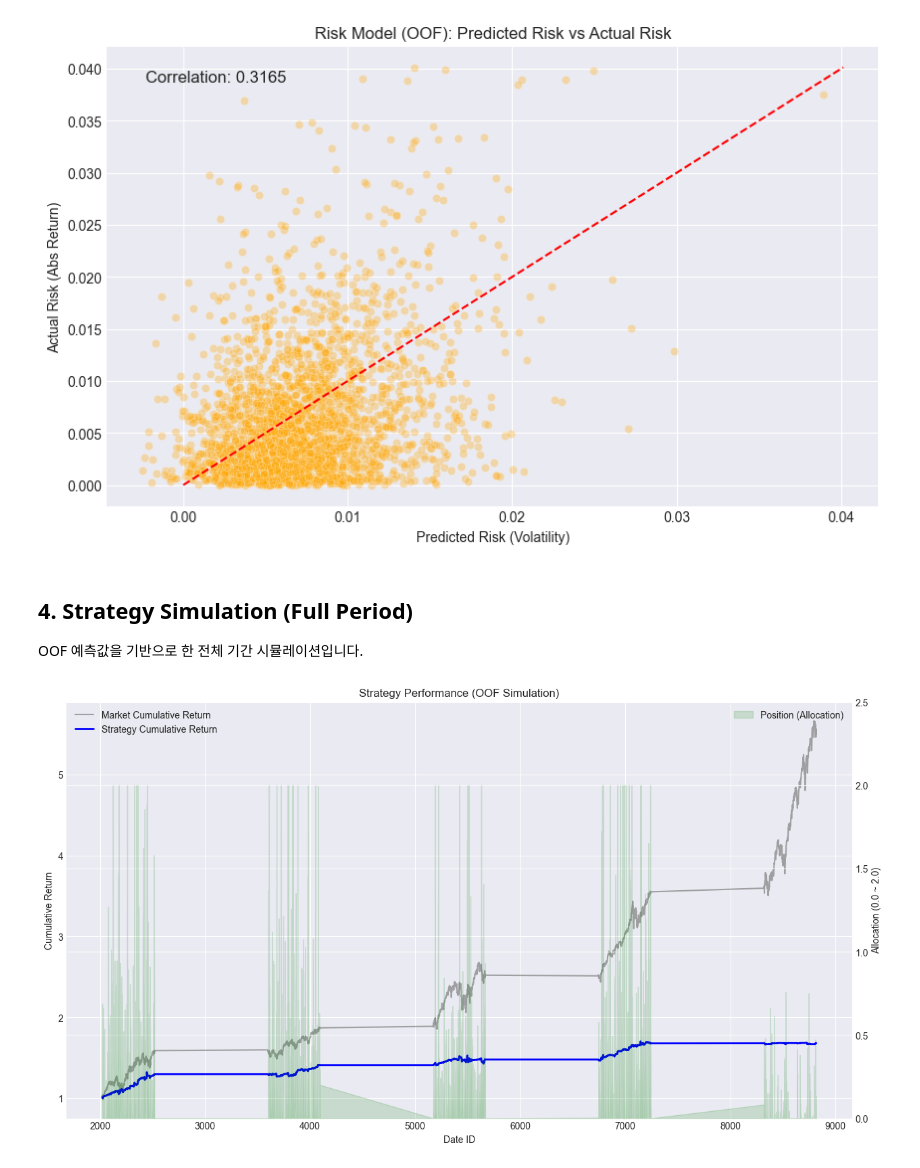
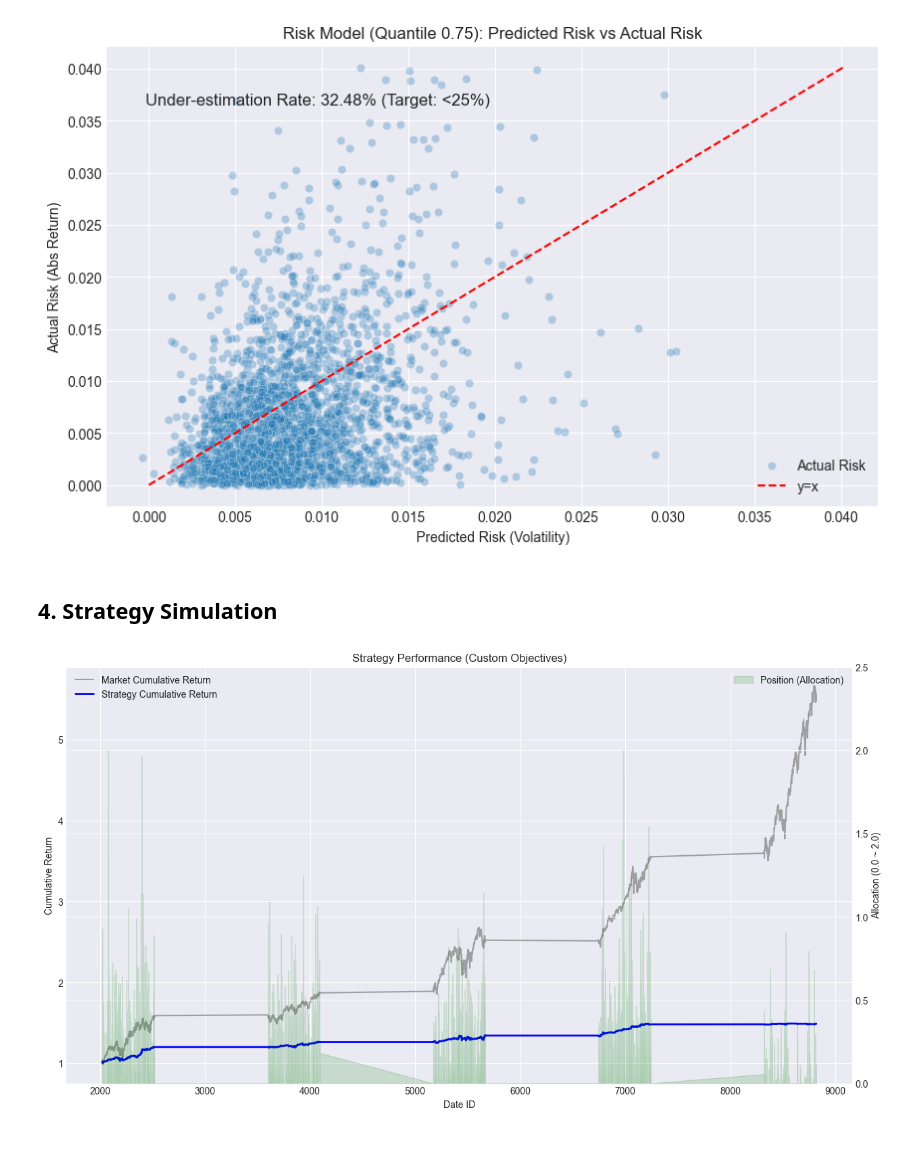
Before and after one commit to junreud/quant, a Jupyter notebook: notebooks/03_model_analysis_output.ipynb, the cells around one changed output. Drawn from its saved outputs; the diff is of its cells as text; code cells hidden in the pictures.

Commit message:
config retirn, risk 모델 분리

```diff
--- a/notebooks/03_model_analysis_output.ipynb
+++ b/notebooks/03_model_analysis_output.ipynb
@@ -68,27 +72,27 @@ OOF 예측 리스크와 실제 리스크(수익률 절대값)의 관계를 확
 # %%
 # Scatter Plot: Predicted Risk vs Actual Risk
-# Actual Risk = abs(Actual Return)
 df['actual_risk'] = df['actual_return'].abs()
 
 plt.figure(figsize=(10, 6))
-sns.scatterplot(data=df, x='pred_risk', y='actual_risk', alpha=0.3, color='orange')
-# y=x line
+sns.scatterplot(data=df, x='pred_risk', y='actual_risk', alpha=0.3, label='Actual Risk')
+
+# y=x line (Reference)
 max_val = max(df['pred_risk'].max(), df['actual_risk'].max())
-plt.plot([0, max_val], [0, max_val], color='red', linestyle='--')
+plt.plot([0, max_val], [0, max_val], color='red', linestyle='--', label='y=x')
 
-plt.title('Risk Model (OOF): Predicted Risk vs Actual Risk')
+plt.title('Risk Model (Quantile 0.75): Predicted Risk vs Actual Risk')
 plt.xlabel('Predicted Risk (Volatility)')
 plt.ylabel('Actual Risk (Abs Return)')
+plt.legend()
 
-# 상관계수
-corr_risk = df['pred_risk'].corr(df['actual_risk'])
-plt.text(0.05, 0.95, f'Correlation: {corr_risk:.4f}', transform=plt.gca().transAxes, fontsize=12, verticalalignment='top')
+# Under-estimation Rate Check
+under_estimation = (df['actual_risk'] > df['pred_risk']).mean()
+plt.text(0.05, 0.90, f'Under-estimation Rate: {under_estimation:.2%} (Target: <25%)', transform=plt.gca().transAxes, fontsize=12, verticalalignment='top')
 plt.show()
 # %% [output]
-[figure, old version]
+[figure, new version]
 # %% [markdown]
-## 4. Strategy Simulation (Full Period)
-OOF 예측값을 기반으로 한 전체 기간 시뮬레이션입니다.
+## 4. Strategy Simulation
 # %%
 # 누적 수익률 계산
 df['cum_market_return'] = (1 + df['actual_return']).cumprod()
@@ -112,7 +116,7 @@ ax2.set_ylabel('Allocation (0.0 ~ 2.0)')
 ax2.set_ylim(0, 2.5) # 여백 확보
 ax2.legend(loc='upper right')
 
-plt.title('Strategy Performance (OOF Simulation)')
+plt.title('Strategy Performance (Custom Objectives)')
 plt.show()
 # %% [output]
-[figure, old version]
+[figure, new version]
```
Also changed, not shown: parts of 11 cells of this notebook, 10 other files.
